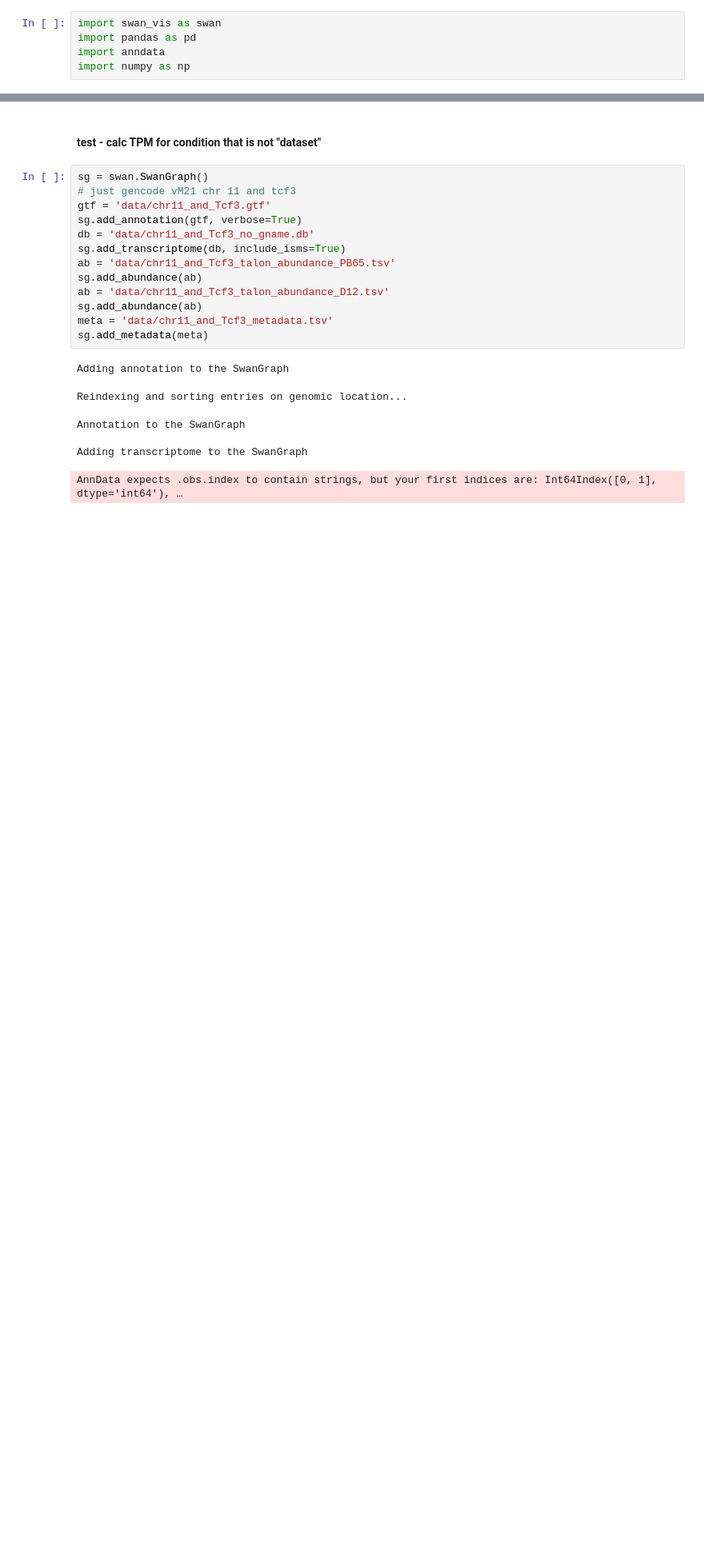
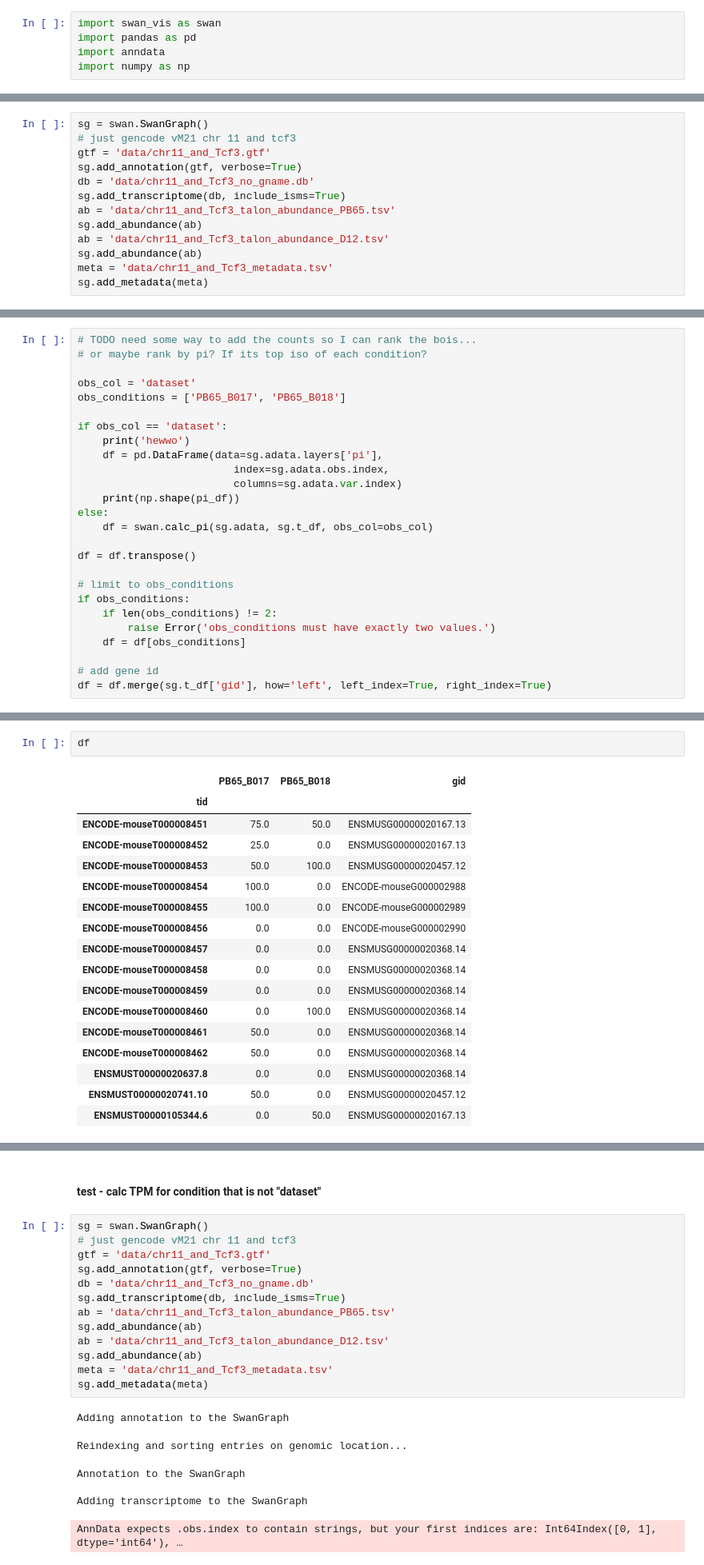
Before and after one commit to mortazavilab/swan_vis, a Jupyter notebook: tutorials/test_dev.ipynb, the cells around one changed output, grey strips where cells are left out. Shown at 80% size. Saved outputs shown, nothing was run; the diff lists cells and outputs as text; blank space fills up the shorter version.

Commit message:
started to rewrite stuff to use calc_pi for get_die_genes

```diff
--- a/tutorials/test_dev.ipynb
+++ b/tutorials/test_dev.ipynb
@@ -5,0 +10,13 @@ import numpy as np
+# %%
+sg = swan.SwanGraph()
+# just gencode vM21 chr 11 and tcf3
+gtf = 'data/chr11_and_Tcf3.gtf'
+sg.add_annotation(gtf, verbose=True)
+db = 'data/chr11_and_Tcf3_no_gname.db'
+sg.add_transcriptome(db, include_isms=True)
+ab = 'data/chr11_and_Tcf3_talon_abundance_PB65.tsv'
+sg.add_abundance(ab)
+ab = 'data/chr11_and_Tcf3_talon_abundance_D12.tsv'
+sg.add_abundance(ab)
+meta = 'data/chr11_and_Tcf3_metadata.tsv'
+sg.add_metadata(meta)
@@ -5,0 +33,26 @@ import numpy as np
+# %%
+# TODO need some way to add the counts so I can rank the bois...
+# or maybe rank by pi? If its top iso of each condition?
+
+obs_col = 'dataset'
+obs_conditions = ['PB65_B017', 'PB65_B018']
+
+if obs_col == 'dataset':
+    print('hewwo')
+    df = pd.DataFrame(data=sg.adata.layers['pi'],
+                         index=sg.adata.obs.index,
+                         columns=sg.adata.var.index)
+    print(np.shape(pi_df))
+else:
+    df = swan.calc_pi(sg.adata, sg.t_df, obs_col=obs_col)
+
+df = df.transpose()
+
+# limit to obs_conditions
+if obs_conditions:
+    if len(obs_conditions) != 2:
+        raise Error('obs_conditions must have exactly two values.')
+    df = df[obs_conditions]
+
+# add gene id
+df = df.merge(sg.t_df['gid'], how='left', left_index=True, right_index=True)
@@ -5,0 +62,20 @@ import numpy as np
+# %%
+df
+# %% [output]
+|  | PB65_B017 | PB65_B018 | gid |
+| tid |  |  |  |
+| ENCODE-mouseT000008451 | 75.0 | 50.0 | ENSMUSG00000020167.13 |
+| ENCODE-mouseT000008452 | 25.0 | 0.0 | ENSMUSG00000020167.13 |
+| ENCODE-mouseT000008453 | 50.0 | 100.0 | ENSMUSG00000020457.12 |
+| ENCODE-mouseT000008454 | 100.0 | 0.0 | ENCODE-mouseG000002988 |
+| ENCODE-mouseT000008455 | 100.0 | 0.0 | ENCODE-mouseG000002989 |
+| ENCODE-mouseT000008456 | 0.0 | 0.0 | ENCODE-mouseG000002990 |
+| ENCODE-mouseT000008457 | 0.0 | 0.0 | ENSMUSG00000020368.14 |
+| ENCODE-mouseT000008458 | 0.0 | 0.0 | ENSMUSG00000020368.14 |
+| ENCODE-mouseT000008459 | 0.0 | 0.0 | ENSMUSG00000020368.14 |
+| ENCODE-mouseT000008460 | 0.0 | 100.0 | ENSMUSG00000020368.14 |
+| ENCODE-mouseT000008461 | 50.0 | 0.0 | ENSMUSG00000020368.14 |
+| ENCODE-mouseT000008462 | 50.0 | 0.0 | ENSMUSG00000020368.14 |
+| ENSMUST00000020637.8 | 0.0 | 0.0 | ENSMUSG00000020368.14 |
+| ENSMUST00000020741.10 | 50.0 | 0.0 | ENSMUSG00000020457.12 |
+| ENSMUST00000105344.6 | 0.0 | 50.0 | ENSMUSG00000020167.13 |
```
Also changed, not shown: parts of 6 cells of this notebook, 2 other files.
